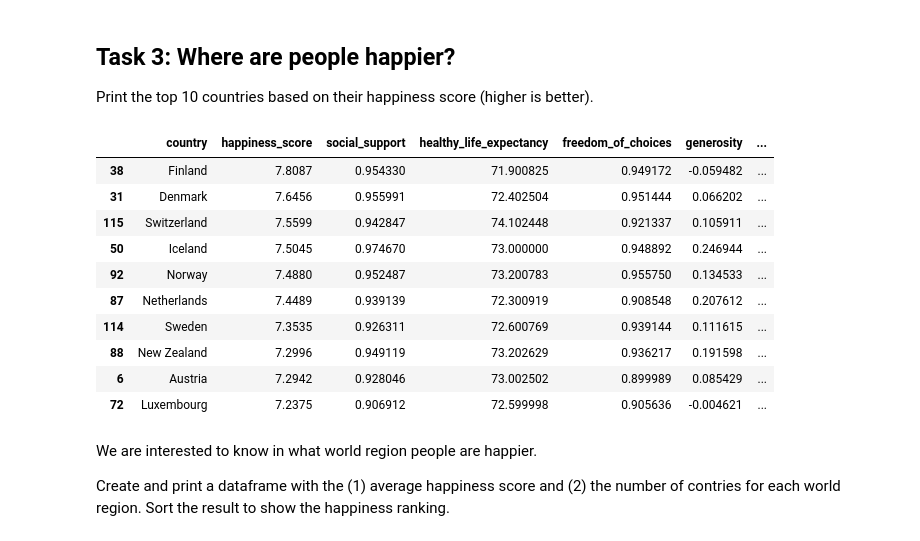
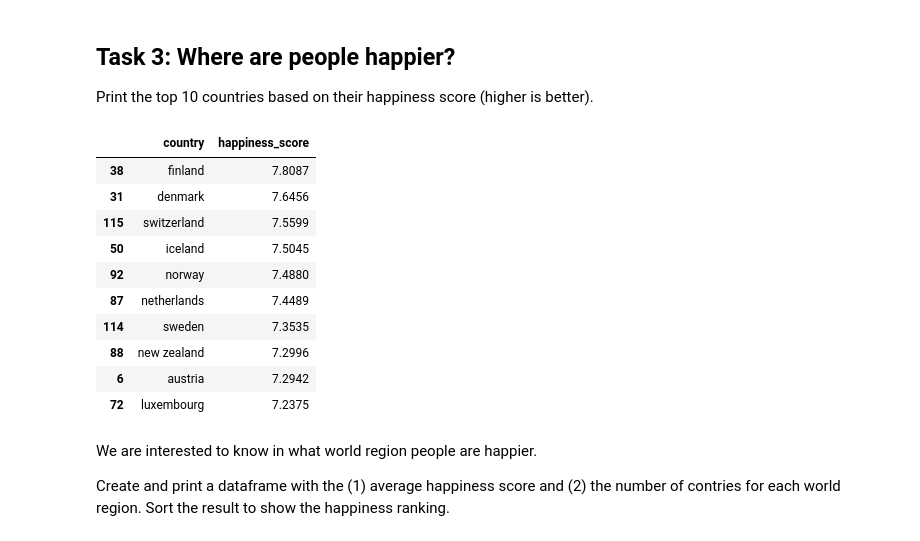
Before and after one commit to theoschiff/ADA, a Jupyter notebook: Exercises/01 - Handling data/Happiness.ipynb, the cells around one changed output. Saved outputs shown, nothing was run; the diff lists cells and outputs as text; code cells hidden in the pictures.

```diff
--- a/Exercises/01 - Handling data/Happiness.ipynb
+++ b/Exercises/01 - Handling data/Happiness.ipynb
@@ -53,5 +53,5 @@ Load the 2 datasets in Pandas dataframes (called *happiness* and *countries*), a
 **Hint**: Use the correct reader and verify the data has the expected format.
 # %%
 # Write your code here
-happiness = pd.read_csv(HAPPINESS_DATASET)
-countries = pd.read_csv(COUNTRIES_DATASET, decimal=',')
+hapiness = pd.read_csv(HAPPINESS_DATASET)
+countries = pd.read_csv(COUNTRIES_DATASET)
@@ -102,0 +82,4 @@ True
+# %%
+# Write your code here
+hapiness['country'] = hapiness['country'].apply(lambda x: x.lower())
+hapiness.head(5)
@@ -102,0 +93,4 @@ True
+# %%
+# rename country_names to country
+countries.rename(columns={'country_name':'country'}, inplace=True)
+countries.head(5)
@@ -102,0 +104,3 @@ True
+# %%
+country_features = pd.merge(hapiness, countries, on="country")
+country_features
@@ -106,19 +124,20 @@ True
 Print the top 10 countries based on their happiness score (higher is better).
 # %%
 # Write your code here
-merged.sort_values(by='happiness_score', ascending=False).head(10)
+country_features.sort_values(by="happiness_score", ascending=False)[['country', 'happiness_score']].head(10)
+# no need
 # %% [output]
-|  | country | happiness_score | social_support | healthy_life_expectancy | freedom_of_choices | generosity | ... |
-| 38 | Finland | 7.8087 | 0.954330 | 71.900825 | 0.949172 | -0.059482 | ... |
-| 31 | Denmark | 7.6456 | 0.955991 | 72.402504 | 0.951444 | 0.066202 | ... |
-| 115 | Switzerland | 7.5599 | 0.942847 | 74.102448 | 0.921337 | 0.105911 | ... |
-| 50 | Iceland | 7.5045 | 0.974670 | 73.000000 | 0.948892 | 0.246944 | ... |
-| 92 | Norway | 7.4880 | 0.952487 | 73.200783 | 0.955750 | 0.134533 | ... |
-| 87 | Netherlands | 7.4489 | 0.939139 | 72.300919 | 0.908548 | 0.207612 | ... |
-| 114 | Sweden | 7.3535 | 0.926311 | 72.600769 | 0.939144 | 0.111615 | ... |
-| 88 | New Zealand | 7.2996 | 0.949119 | 73.202629 | 0.936217 | 0.191598 | ... |
-| 6 | Austria | 7.2942 | 0.928046 | 73.002502 | 0.899989 | 0.085429 | ... |
-| 72 | Luxembourg | 7.2375 | 0.906912 | 72.599998 | 0.905636 | -0.004621 | ... |
+|  | country | happiness_score |
+| 38 | finland | 7.8087 |
+| 31 | denmark | 7.6456 |
+| 115 | switzerland | 7.5599 |
+| 50 | iceland | 7.5045 |
+| 92 | norway | 7.4880 |
+| 87 | netherlands | 7.4489 |
+| 114 | sweden | 7.3535 |
+| 88 | new zealand | 7.2996 |
+| 6 | austria | 7.2942 |
+| 72 | luxembourg | 7.2375 |
 # %% [markdown]
 We are interested to know in what world region people are happier.
 
```
Also changed, not shown: parts of 22 cells of this notebook.
